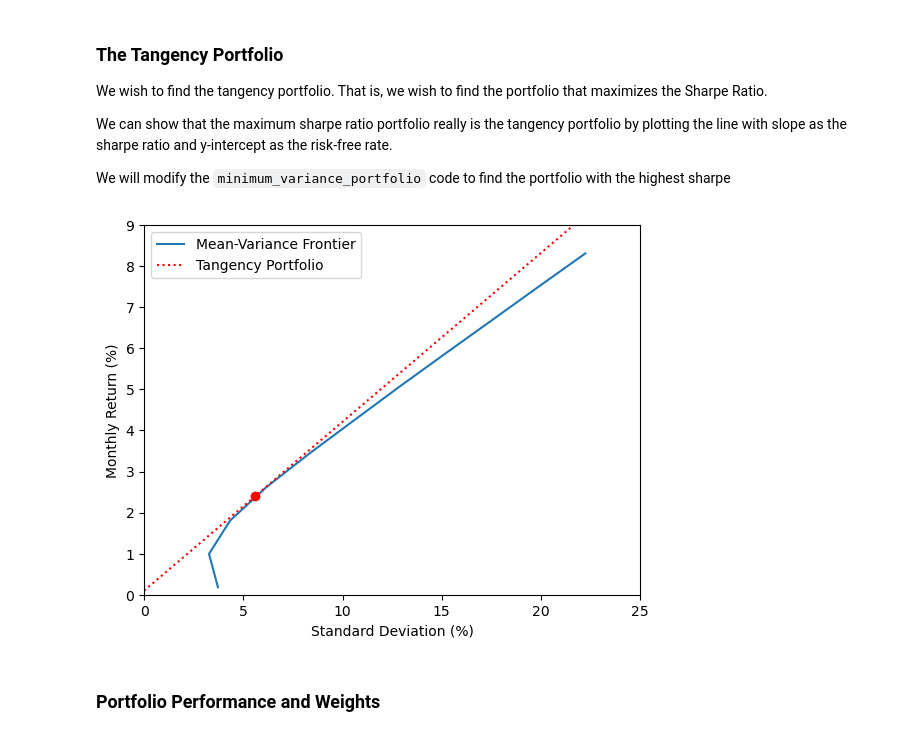
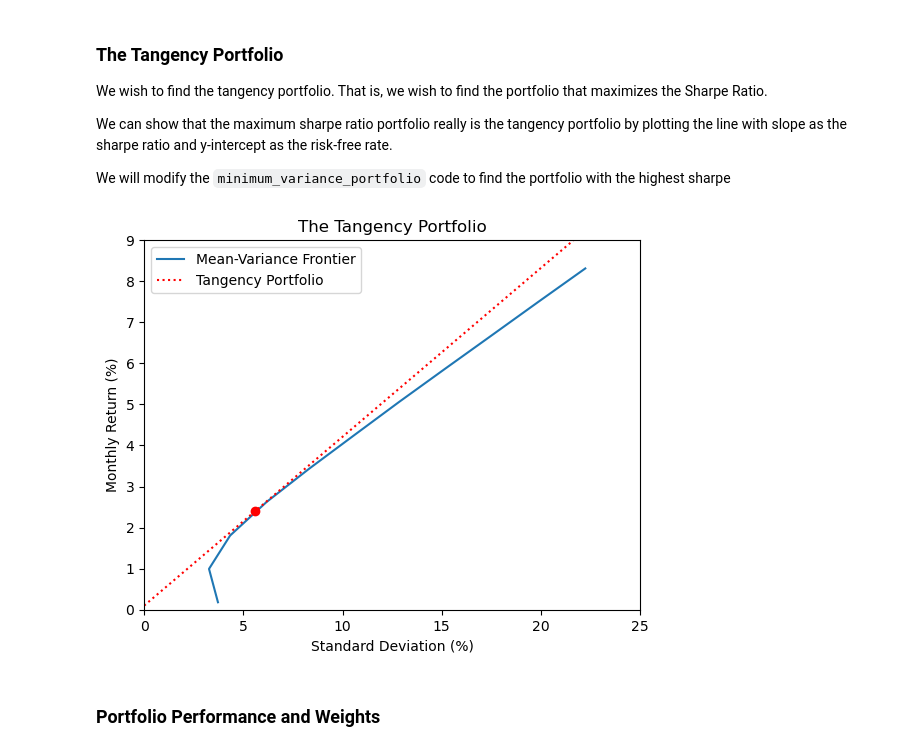
Before and after one commit to uWaterloo-CFM/CFM-301, a Jupyter notebook: Assignment 1/DA1 Task 4 - Mean-Variance Analysis.ipynb, the cells around one changed output. Cells and saved outputs as stored; diff of their text form; code cells hidden in the pictures.

```diff
--- a/Assignment 1/DA1 Task 4 - Mean-Variance Analysis.ipynb
+++ b/Assignment 1/DA1 Task 4 - Mean-Variance Analysis.ipynb
@@ -313,18 +315,19 @@ w_max_sharpe, ret_max_sharpe, std_max_sharpe, max_sharpe = maximum_sharpe_portfo
 # %%
 plt.plot(portfolio_summary.loc["stdev (%)", :], portfolio_summary.loc["Monthly Return (%)", :], label="Mean-Variance Frontier")
 
 rf = [0, r_f * 100]
 tang = [std_max_sharpe * 100, ret_max_sharpe * 100]
 plt.axline(rf, tang, color='red', label="Tangency Portfolio", linestyle=':')
 plt.plot([std_max_sharpe * 100], [ret_max_sharpe * 100], marker="o", color='red')
+plt.title("The Tangency Portfolio")
 plt.xlabel("Standard Deviation (%)")
 plt.ylabel("Monthly Return (%)")
 plt.xlim(0, 25)
 plt.ylim(0, 9)
 plt.legend()
 plt.show()
 # %% [output]
-[figure, old version]
+[figure, new version]
 # %% [markdown]
 ### Portfolio Performance and Weights
 # %%
```
Also changed, not shown: parts of 3 cells of this notebook, 2 other files.
